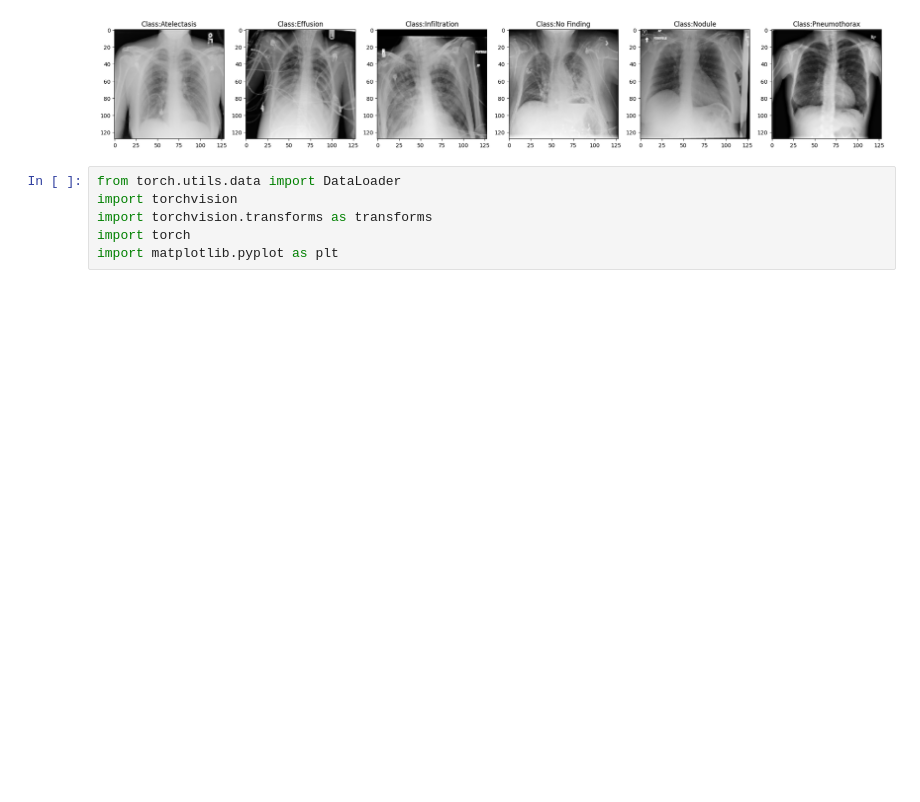
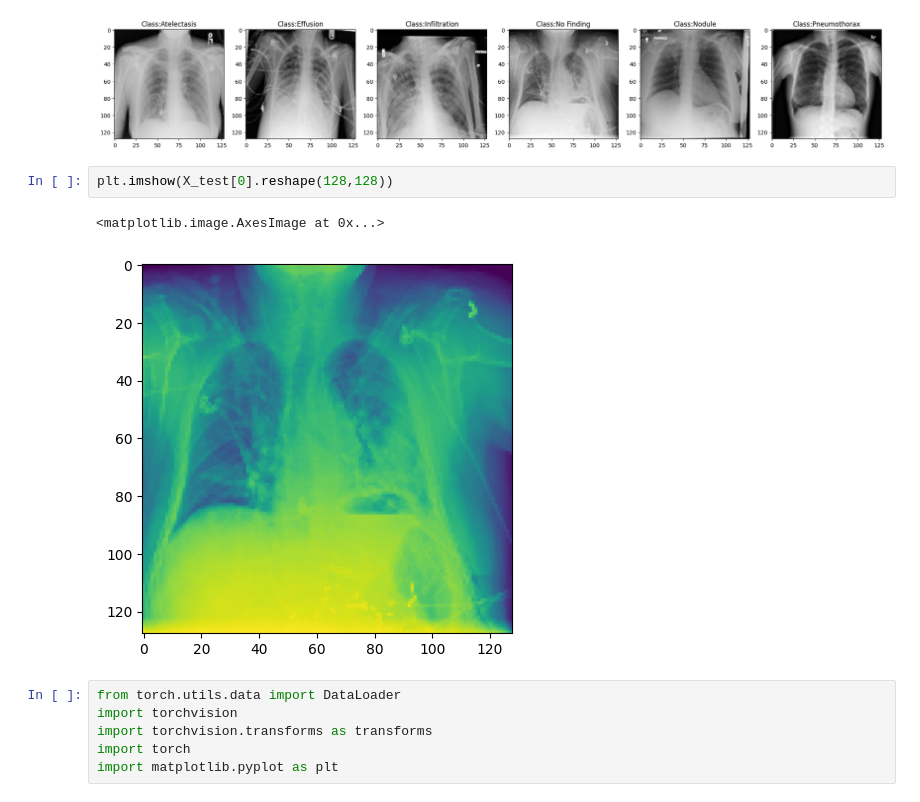
Before and after one commit to lihp99/DC1, a Jupyter notebook: Dimitar/exploration.ipynb, the cells around one changed output. Saved outputs shown, nothing was run; the diff lists cells and outputs as text; blank space fills up the shorter version.

```diff
--- a/Dimitar/exploration.ipynb
+++ b/Dimitar/exploration.ipynb
@@ -79,6 +79,11 @@ for k, label in enumerate(unique_labels):
   ax[k].set_title(f'Class:{labels[y_test[index]]}')
 # %% [output]
 [figure]
+# %%
+plt.imshow(X_test[0].reshape(128,128))
+# %% [output]
+<matplotlib.image.AxesImage at 0x...>
+[figure, added]
 # %%
 from torch.utils.data import DataLoader
 import torchvision
```
Also changed, not shown: parts of 17 cells of this notebook, 8 other files.
